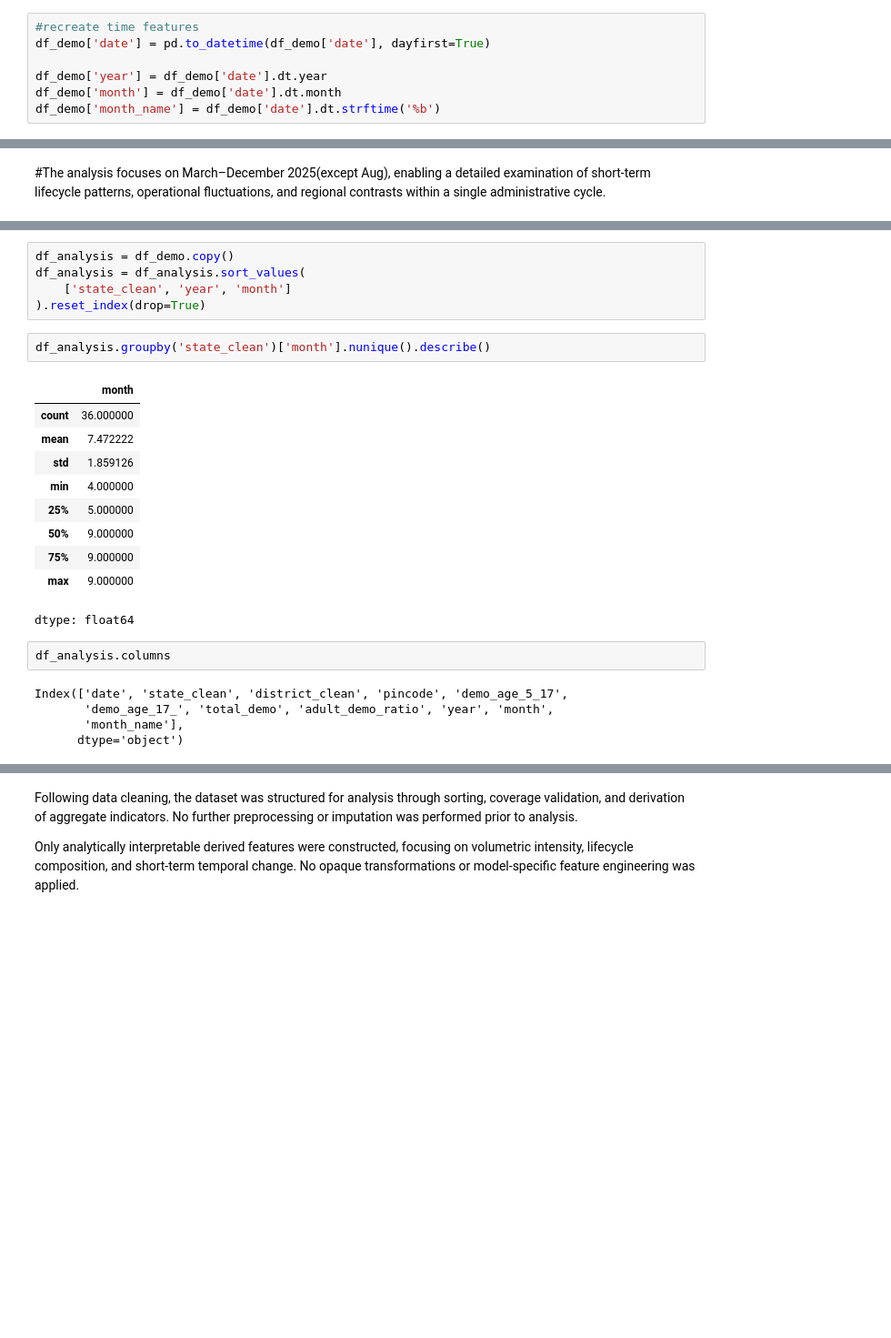
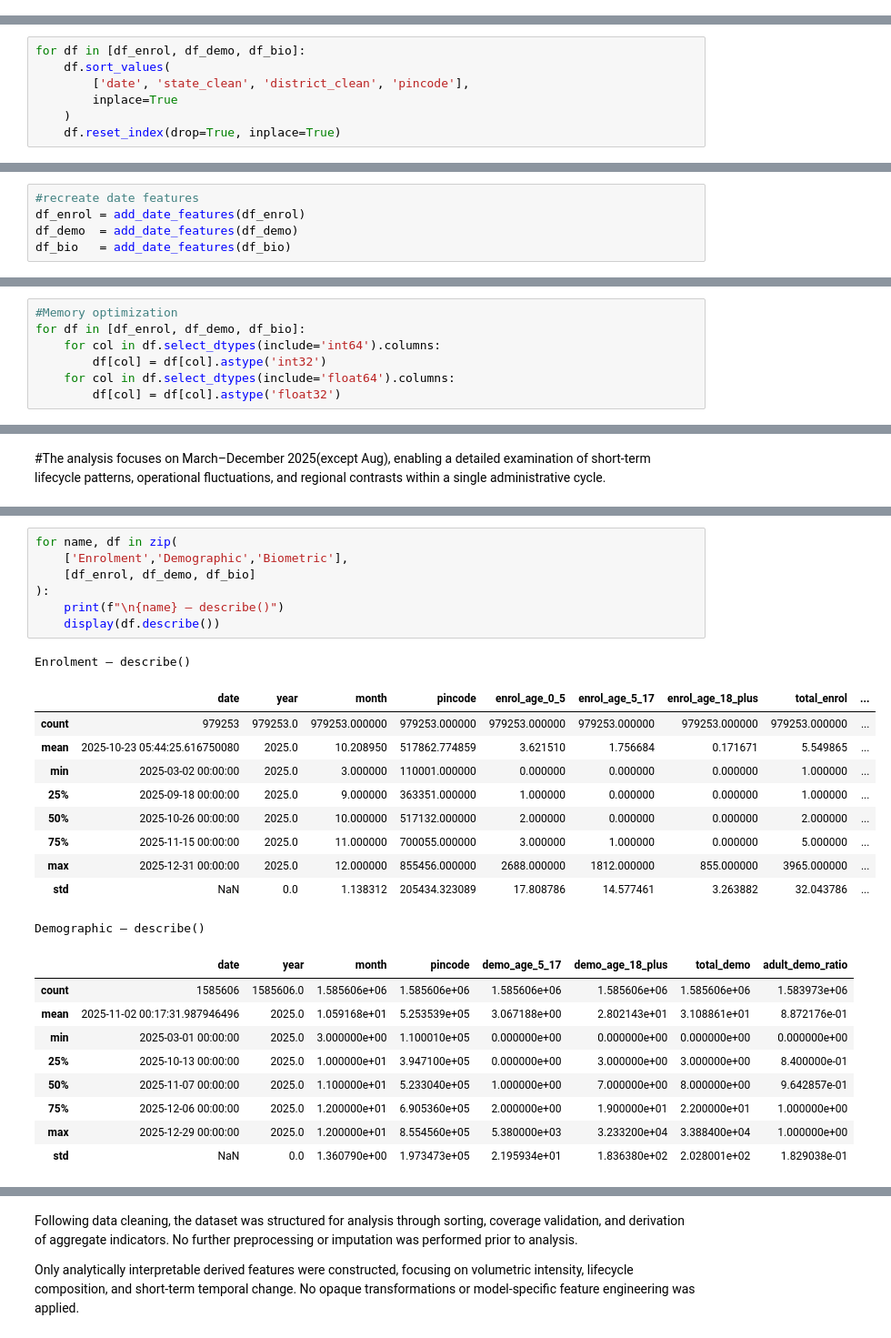
Before and after one commit to Vishal-141206/UIDAI-Data_Hackathon, a Jupyter notebook: uidai.ipynb, the cells around one changed output, grey strips where cells are left out. Shown at 91% size. Saved outputs shown, nothing was run; the diff lists cells and outputs as text; blank space fills up the shorter version.

Commit message:
cleaning done

```diff
--- a/uidai.ipynb
+++ b/uidai.ipynb
@@ -341,7 +562,0 @@ An adult demographic update ratio was derived as the proportion of 17+ age-group
-# %%
-#recreate time features
-df_demo['date'] = pd.to_datetime(df_demo['date'], dayfirst=True)
-
-df_demo['year'] = df_demo['date'].dt.year
-df_demo['month'] = df_demo['date'].dt.month
-df_demo['month_name'] = df_demo['date'].dt.strftime('%b')
@@ -347,0 +621,7 @@ df_demo['month_name'] = df_demo['date'].dt.strftime('%b')
+# %%
+for df in [df_enrol, df_demo, df_bio]:
+    df.sort_values(
+        ['date', 'state_clean', 'district_clean', 'pincode'],
+        inplace=True
+    )
+    df.reset_index(drop=True, inplace=True)
@@ -348,3 +667,8 @@ df_demo['month_name'] = df_demo['date'].dt.strftime('%b')
+# %%
+#recreate date features
+df_enrol = add_date_features(df_enrol)
+df_demo  = add_date_features(df_demo)
+df_bio   = add_date_features(df_bio)
 # %% [markdown]
 As the data was provided in multiple appended files, repeated administrative-day records were observed. These were resolved via aggregation to ensure accurate volumetric representation rather than discarding repeated entries.
 
@@ -372,0 +681,7 @@ df_demo
+# %%
+#Memory optimization
+for df in [df_enrol, df_demo, df_bio]:
+    for col in df.select_dtypes(include='int64').columns:
+        df[col] = df[col].astype('int32')
+    for col in df.select_dtypes(include='float64').columns:
+        df[col] = df[col].astype('float32')
@@ -408,25 +766,28 @@ memory usage: 120.8+ MB
-# %%
-df_analysis = df_demo.copy()
-df_analysis = df_analysis.sort_values(
-    ['state_clean', 'year', 'month']
-).reset_index(drop=True)
-# %%
-df_analysis.groupby('state_clean')['month'].nunique().describe()
-# %% [output]
-|  | month |
-| count | 36.000000 |
-| mean | 7.472222 |
-| std | 1.859126 |
-| min | 4.000000 |
-| 25% | 5.000000 |
-| 50% | 9.000000 |
-| 75% | 9.000000 |
-| max | 9.000000 |
-dtype: float64
-# %%
-df_analysis.columns
-# %% [output]
-Index(['date', 'state_clean', 'district_clean', 'pincode', 'demo_age_5_17',
-       'demo_age_17_', 'total_demo', 'adult_demo_ratio', 'year', 'month',
-       'month_name'],
-      dtype='object')
+# %%
+for name, df in zip(
+    ['Enrolment','Demographic','Biometric'],
+    [df_enrol, df_demo, df_bio]
+):
+    print(f"\n{name} — describe()")
+    display(df.describe())
+# %% [output]
+Enrolment — describe()
+|  | date | year | month | pincode | enrol_age_0_5 | enrol_age_5_17 | enrol_age_18_plus | total_enrol | ... |
+| count | 979253 | 979253.0 | 979253.000000 | 979253.000000 | 979253.000000 | 979253.000000 | 979253.000000 | 979253.000000 | ... |
+| mean | 2025-10-23 05:44:25.616750080 | 2025.0 | 10.208950 | 517862.774859 | 3.621510 | 1.756684 | 0.171671 | 5.549865 | ... |
+| min | 2025-03-02 00:00:00 | 2025.0 | 3.000000 | 110001.000000 | 0.000000 | 0.000000 | 0.000000 | 1.000000 | ... |
+| 25% | 2025-09-18 00:00:00 | 2025.0 | 9.000000 | 363351.000000 | 1.000000 | 0.000000 | 0.000000 | 1.000000 | ... |
+| 50% | 2025-10-26 00:00:00 | 2025.0 | 10.000000 | 517132.000000 | 2.000000 | 0.000000 | 0.000000 | 2.000000 | ... |
+| 75% | 2025-11-15 00:00:00 | 2025.0 | 11.000000 | 700055.000000 | 3.000000 | 1.000000 | 0.000000 | 5.000000 | ... |
+| max | 2025-12-31 00:00:00 | 2025.0 | 12.000000 | 855456.000000 | 2688.000000 | 1812.000000 | 855.000000 | 3965.000000 | ... |
+| std | NaN | 0.0 | 1.138312 | 205434.323089 | 17.808786 | 14.577461 | 3.263882 | 32.043786 | ... |
+Demographic — describe()
+|  | date | year | month | pincode | demo_age_5_17 | demo_age_18_plus | total_demo | adult_demo_ratio |
+| count | 1585606 | 1585606.0 | 1.585606e+06 | 1.585606e+06 | 1.585606e+06 | 1.585606e+06 | 1.585606e+06 | 1.583973e+06 |
+| mean | 2025-11-02 00:17:31.987946496 | 2025.0 | 1.059168e+01 | 5.253539e+05 | 3.067188e+00 | 2.802143e+01 | 3.108861e+01 | 8.872176e-01 |
+| min | 2025-03-01 00:00:00 | 2025.0 | 3.000000e+00 | 1.100010e+05 | 0.000000e+00 | 0.000000e+00 | 0.000000e+00 | 0.000000e+00 |
+| 25% | 2025-10-13 00:00:00 | 2025.0 | 1.000000e+01 | 3.947100e+05 | 0.000000e+00 | 3.000000e+00 | 3.000000e+00 | 8.400000e-01 |
+| 50% | 2025-11-07 00:00:00 | 2025.0 | 1.100000e+01 | 5.233040e+05 | 1.000000e+00 | 7.000000e+00 | 8.000000e+00 | 9.642857e-01 |
+| 75% | 2025-12-06 00:00:00 | 2025.0 | 1.200000e+01 | 6.905360e+05 | 2.000000e+00 | 1.900000e+01 | 2.200000e+01 | 1.000000e+00 |
+| max | 2025-12-29 00:00:00 | 2025.0 | 1.200000e+01 | 8.554560e+05 | 5.380000e+03 | 3.233200e+04 | 3.388400e+04 | 1.000000e+00 |
+| std | NaN | 0.0 | 1.360790e+00 | 1.973473e+05 | 2.195934e+01 | 1.836380e+02 | 2.028001e+02 | 1.829038e-01 |
```
Also changed, not shown: parts of 66 cells of this notebook, 2 other files.
